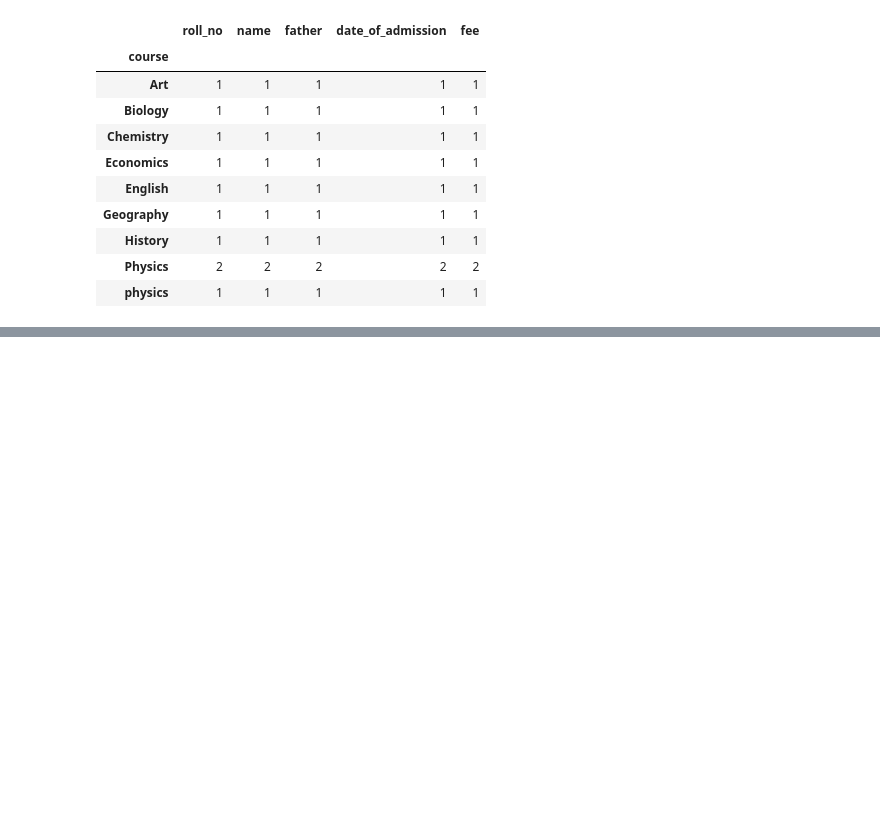
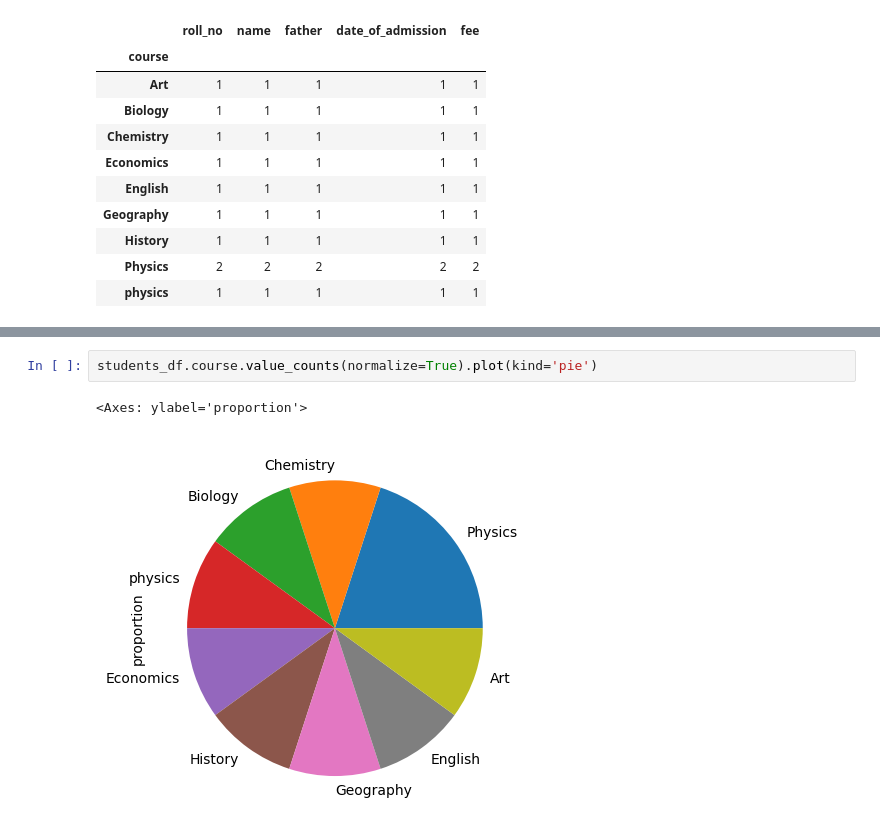
Before and after one commit to Usama1190/modern-python, a Jupyter notebook: py19/class19.ipynb, the cells around one changed output, grey strips where cells are left out. Cells and saved outputs as stored; diff of their text form; blank space fills up the shorter version.

```diff
--- a/py19/class19.ipynb
+++ b/py19/class19.ipynb
@@ -962,0 +1046,5 @@ students_df.groupby(['course'])[['fee']].agg([len, min, max])
+# %%
+students_df.course.value_counts(normalize=True).plot(kind='pie')
+# %% [output]
+<Axes: ylabel='proportion'>
+[figure, added]
```
Also changed, not shown: parts of 28 cells of this notebook.
